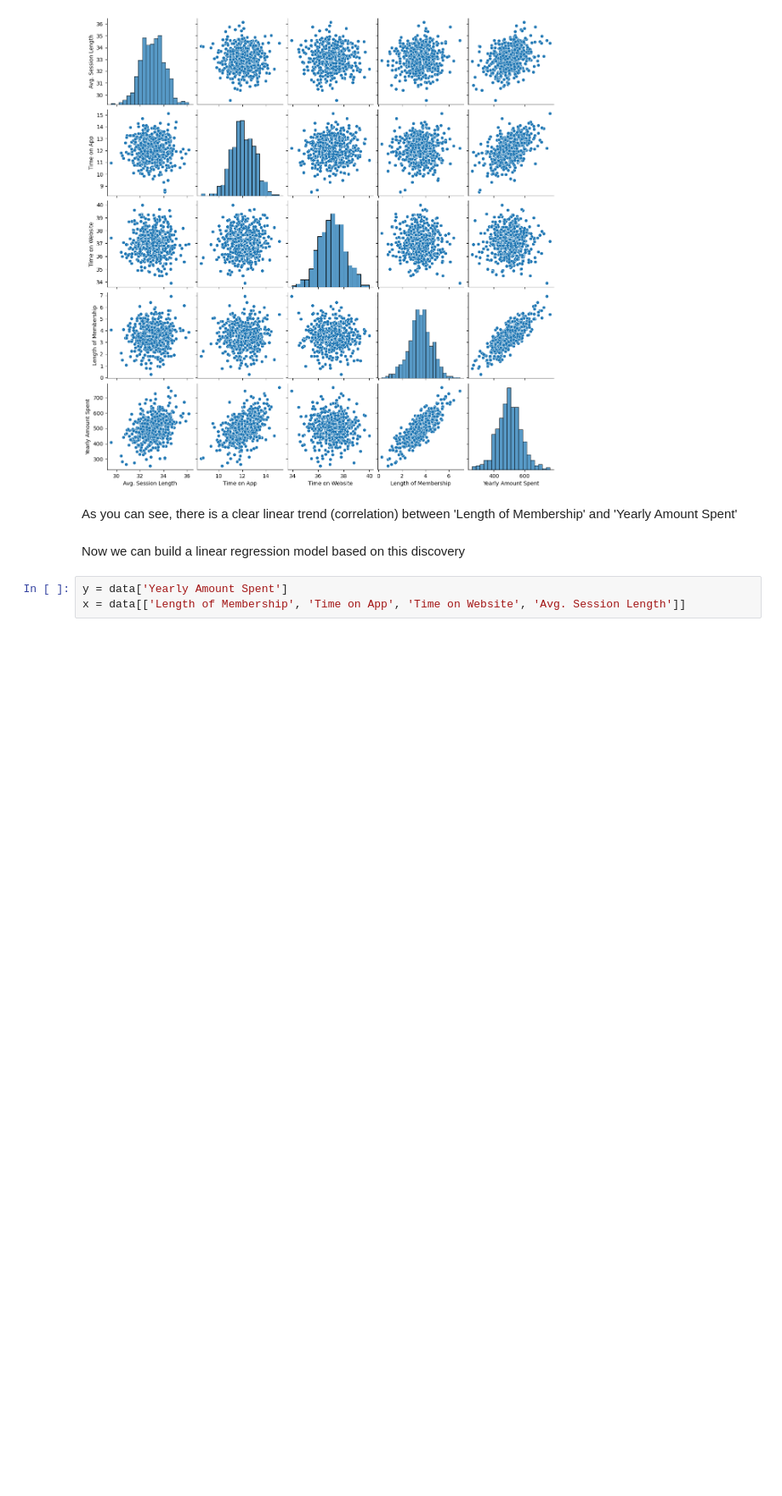
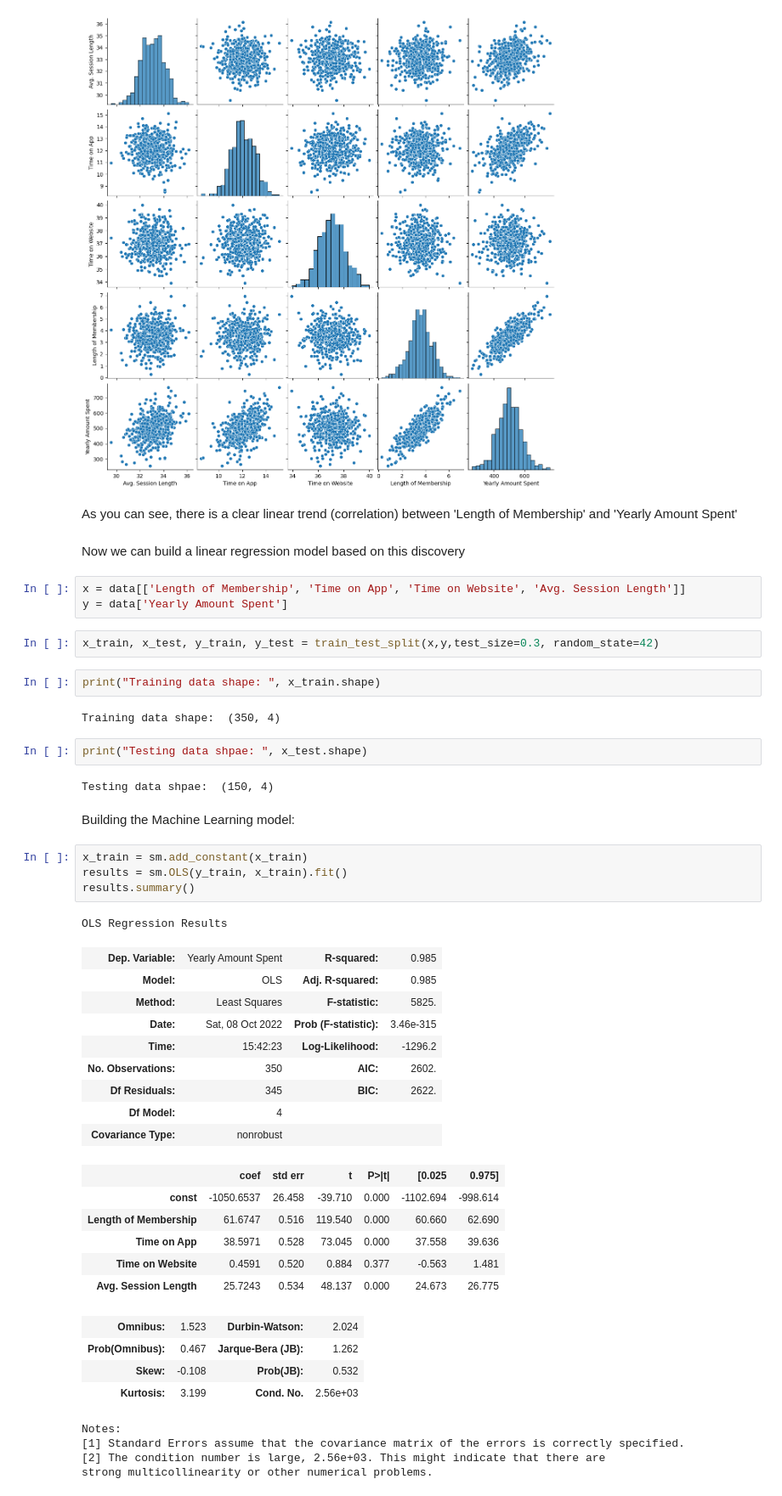
Before and after one commit to cwg7/ecommerce_linear_regression, a Jupyter notebook: ecommerce_linear_regression.ipynb, the cells around one changed output. Shown at 85% size. Saved outputs shown, nothing was run; the diff lists cells and outputs as text; blank space fills up the shorter version.

```diff
--- a/ecommerce_linear_regression.ipynb
+++ b/ecommerce_linear_regression.ipynb
@@ -62,5 +62,46 @@ As you can see, there is a clear linear trend (correlation) between 'Length of M
 # %% [markdown]
 Now we can build a linear regression model based on this discovery
 # %%
+x = data[['Length of Membership', 'Time on App', 'Time on Website', 'Avg. Session Length']]
 y = data['Yearly Amount Spent']
-x = data[['Length of Membership', 'Time on App', 'Time on Website', 'Avg. Session Length']]
+# %%
+x_train, x_test, y_train, y_test = train_test_split(x,y,test_size=0.3, random_state=42)
+# %%
+print("Training data shape: ", x_train.shape)
+# %% [output]
+Training data shape:  (350, 4)
+# %%
+print("Testing data shpae: ", x_test.shape)
+# %% [output]
+Testing data shpae:  (150, 4)
+# %% [markdown]
+Building the Machine Learning model:
+# %%
+x_train = sm.add_constant(x_train)
+results = sm.OLS(y_train, x_train).fit()
+results.summary()
+# %% [output]
+OLS Regression Results
+| Dep. Variable: | Yearly Amount Spent | R-squared: | 0.985 |
+| Model: | OLS | Adj. R-squared: | 0.985 |
+| Method: | Least Squares | F-statistic: | 5825. |
+| Date: | Sat, 08 Oct 2022 | Prob (F-statistic): | 3.46e-315 |
+| Time: | 15:42:23 | Log-Likelihood: | -1296.2 |
+| No. Observations: | 350 | AIC: | 2602. |
+| Df Residuals: | 345 | BIC: | 2622. |
+| Df Model: | 4 |  |  |
+| Covariance Type: | nonrobust |  |  |
+|  | coef | std err | t | P>|t| | [0.025 | 0.975] |
+| const | -1050.6537 | 26.458 | -39.710 | 0.000 | -1102.694 | -998.614 |
+| Length of Membership | 61.6747 | 0.516 | 119.540 | 0.000 | 60.660 | 62.690 |
+| Time on App | 38.5971 | 0.528 | 73.045 | 0.000 | 37.558 | 39.636 |
+| Time on Website | 0.4591 | 0.520 | 0.884 | 0.377 | -0.563 | 1.481 |
+| Avg. Session Length | 25.7243 | 0.534 | 48.137 | 0.000 | 24.673 | 26.775 |
+| Omnibus: | 1.523 | Durbin-Watson: | 2.024 |
+| Prob(Omnibus): | 0.467 | Jarque-Bera (JB): | 1.262 |
+| Skew: | -0.108 | Prob(JB): | 0.532 |
+| Kurtosis: | 3.199 | Cond. No. | 2.56e+03 |
+Notes:
+[1] Standard Errors assume that the covariance matrix of the errors is correctly specified.
+[2] The condition number is large, 2.56e+03. This might indicate that there are
+strong multicollinearity or other numerical problems.
```
